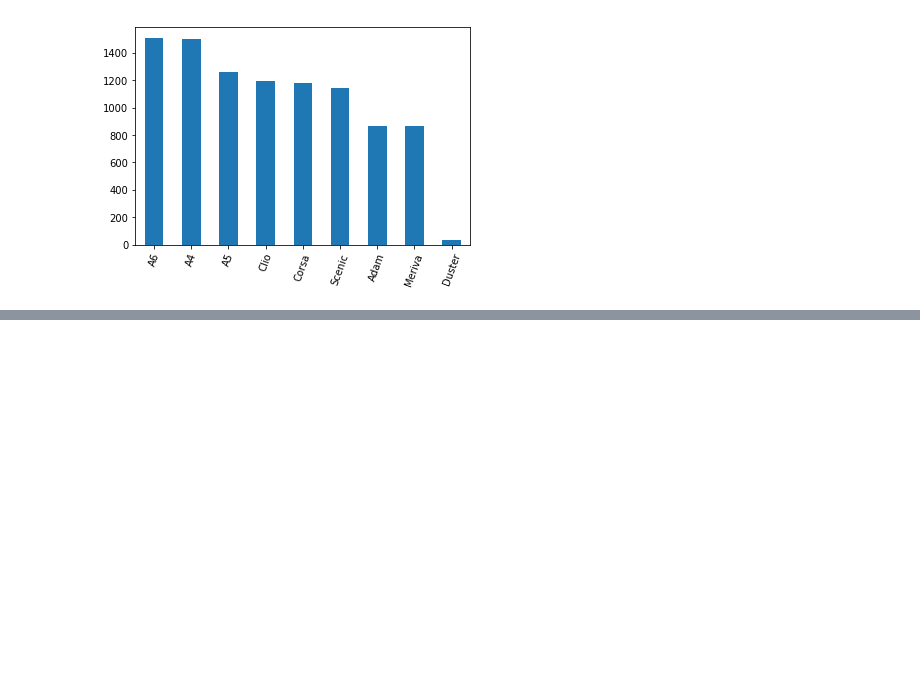
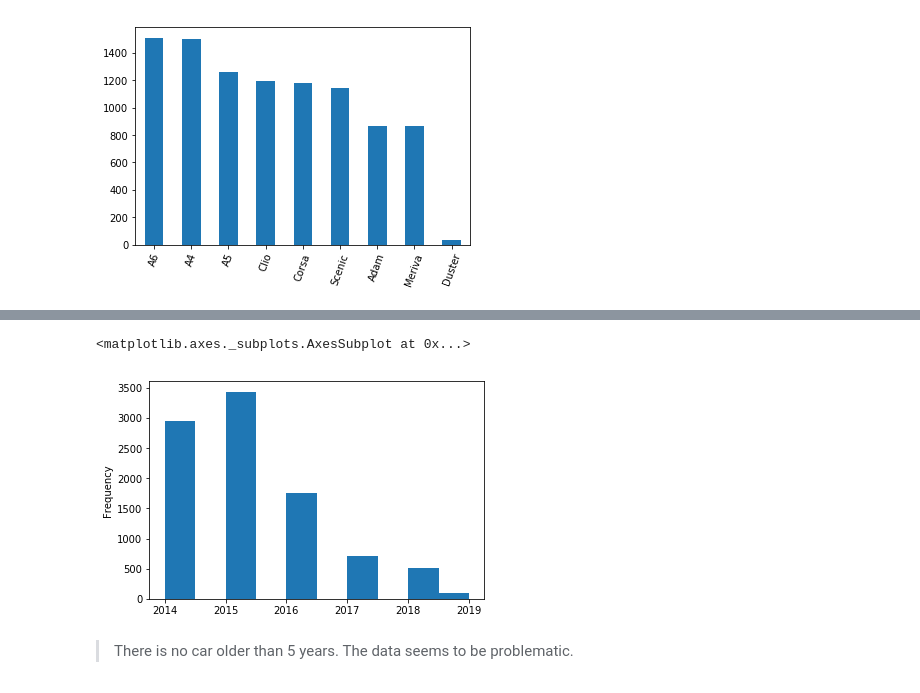
Before and after one commit to kaymal/price-prediction, a Jupyter notebook: trgt/data-cleansing/t-data-cleansing.ipynb, the cells around one changed output, grey strips where cells are left out. Drawn from its saved outputs; the diff is of its cells as text; code cells hidden in the pictures; blank space fills up the shorter version.

Commit message:
Clean registration column

```diff
--- a/trgt/data-cleansing/t-data-cleansing.ipynb
+++ b/trgt/data-cleansing/t-data-cleansing.ipynb
@@ -498,0 +585,3 @@ df_ss.model.value_counts().plot.bar(rot=70)
+# %%
+# Extract years (first item) from the list
+reg = autos.registration.apply(lambda x: x[0])
@@ -498,0 +610,5 @@ df_ss.model.value_counts().plot.bar(rot=70)
+# %%
+reg_new = reg[~reg.str.contains("-")]
+# %%
+reg_new = pd.to_datetime(reg_new, format='%m/%Y')
+reg_new.head()
@@ -498,0 +622,2 @@ df_ss.model.value_counts().plot.bar(rot=70)
+# %%
+reg_year = reg_new.apply(lambda x: x.year)
@@ -498,0 +656,8 @@ df_ss.model.value_counts().plot.bar(rot=70)
+# %%
+reg_year.plot.hist()
+# df_new.age.plot.hist()
+# %% [output]
+<matplotlib.axes._subplots.AxesSubplot at 0x...>
+[figure, added]
+# %% [markdown]
+> There is no car older than 5 years. The data seems to be problematic.
```
Also changed, not shown: parts of 34 cells of this notebook.
